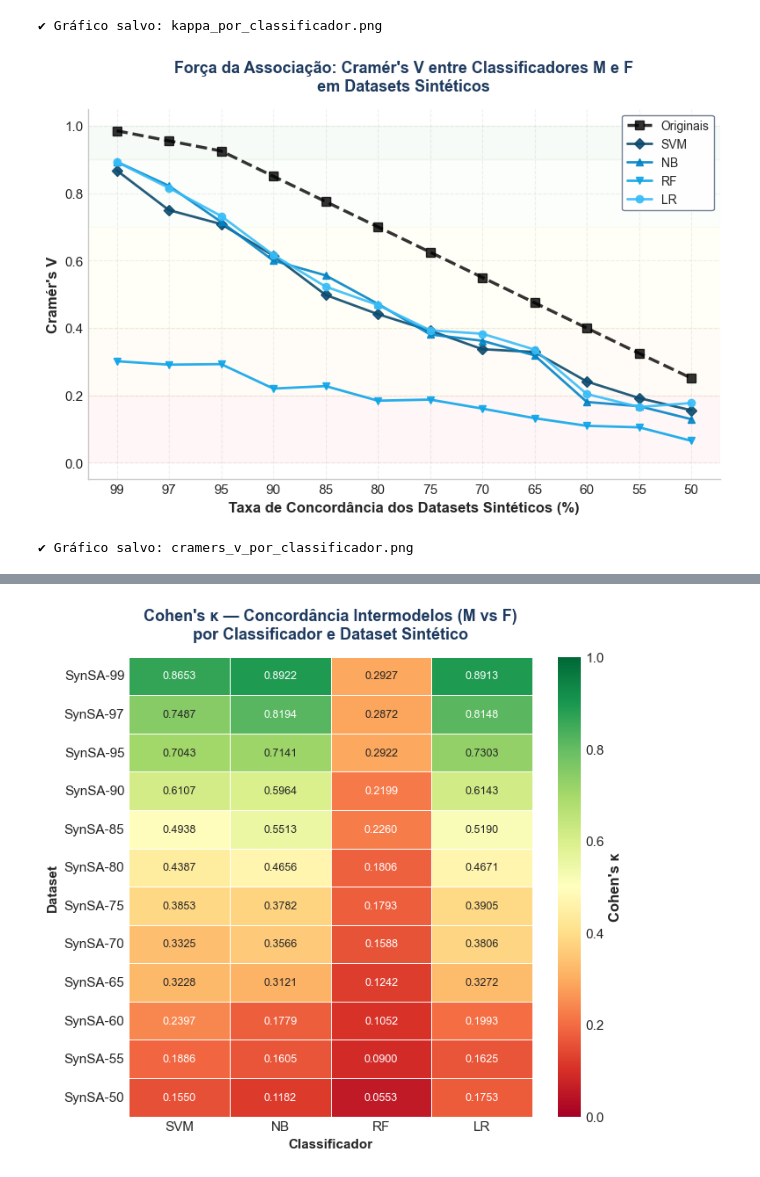
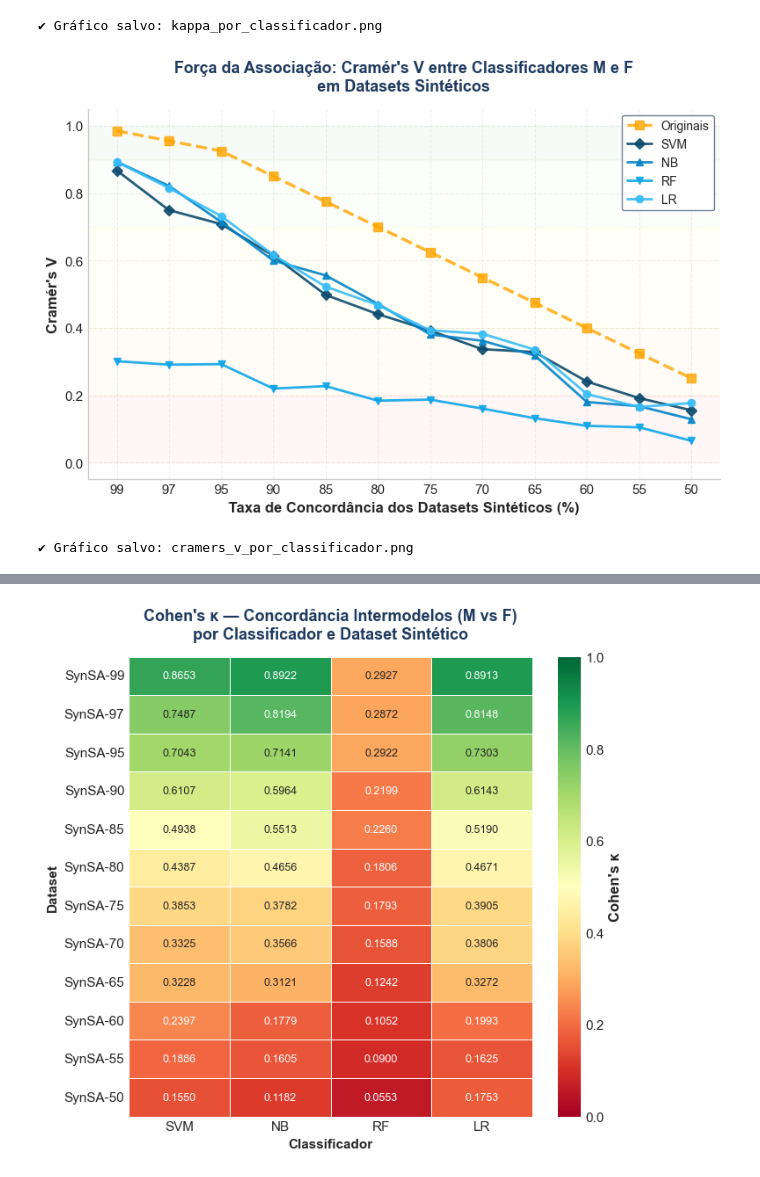
Before and after one commit to alexfeitosa72/MIVA, a Jupyter notebook: fase3_experimento_sintetico.ipynb, the cells around one changed output, grey strips where cells are left out. Saved outputs shown, nothing was run; the diff lists cells and outputs as text; code cells hidden in the pictures.

```diff
--- a/fase3_experimento_sintetico.ipynb
+++ b/fase3_experimento_sintetico.ipynb
@@ -1019,7 +1019,7 @@ fig, ax = plt.subplots(figsize=(8, 5.5))
 
 # Curva dos anotadores
 vs_anot = [metricas_anotadores[f'SynSA-{n}']['Cramér V'] for n in niveis]
-ax.plot(x_labels, vs_anot, linestyle='--', color='black',
+ax.plot(x_labels, vs_anot, linestyle='--', color='orange',
         marker='s', linewidth=2.5, markersize=7,
         label='Originais', zorder=5, alpha=0.8)
 
@@ -1028,32 +1028,32 @@ marcadores = {'LR': 'o', 'NB': '^', 'SVM': 'D', 'RF': 'v'}
 
 for clf_nome in ['SVM', 'NB', 'RF', 'LR']:
     vs = [resultados_todos[f'SynSA-{n}'][clf_nome]['Cramér V'] for n in niveis]
     ax.plot(x_labels, vs, marker=marcadores[clf_nome], linewidth=2,
             markersize=6, label=clf_nome, color=CORES_MODELOS_NATURE[clf_nome], alpha=0.9)
 
 ax.set_xlabel('Taxa de Concordância dos Datasets Sintéticos (%)',
               fontsize=12, fontweight='bold')
 ax.set_ylabel("Cramér's V", fontsize=12, fontweight='bold')
 ax.set_title("Força da Associação: Cramér's V entre Classificadores M e F\n"
              "em Datasets Sintéticos",
              fontsize=13, fontweight='bold', color=NATURE_ACCENT, pad=15)
 ax.legend(loc='upper right', fontsize=10, frameon=True,
           facecolor='white', edgecolor=NATURE_GRAY, framealpha=0.95)
 ax.set_ylim(-0.05, 1.05)
 ax.grid(True, alpha=0.3, linestyle='--')
 
 # Faixas de interpretação (Alan & Duncan, 1997)
 ax.axhspan(0.0, 0.20, alpha=0.03, color='red', label='_nolegend_')
 ax.axhspan(0.20, 0.40, alpha=0.03, color='orange', label='_nolegend_')
 ax.axhspan(0.40, 0.70, alpha=0.03, color='yellow', label='_nolegend_')
 ax.axhspan(0.70, 0.90, alpha=0.03, color='lightgreen', label='_nolegend_')
 ax.axhspan(0.90, 1.00, alpha=0.03, color='green', label='_nolegend_')
 
 plt.tight_layout()
 plt.savefig(GRAFICOS_DIR / 'cramers_v_por_classificador.png', dpi=300, bbox_inches='tight')
 plt.show()
 
 print("✔ Gráfico salvo: cramers_v_por_classificador.png")
 # %% [output]
-[figure, old version]
+[figure, new version]
 ✔ Gráfico salvo: cramers_v_por_classificador.png
```
Also changed, not shown: parts of 3 cells of this notebook, 2 other files.
